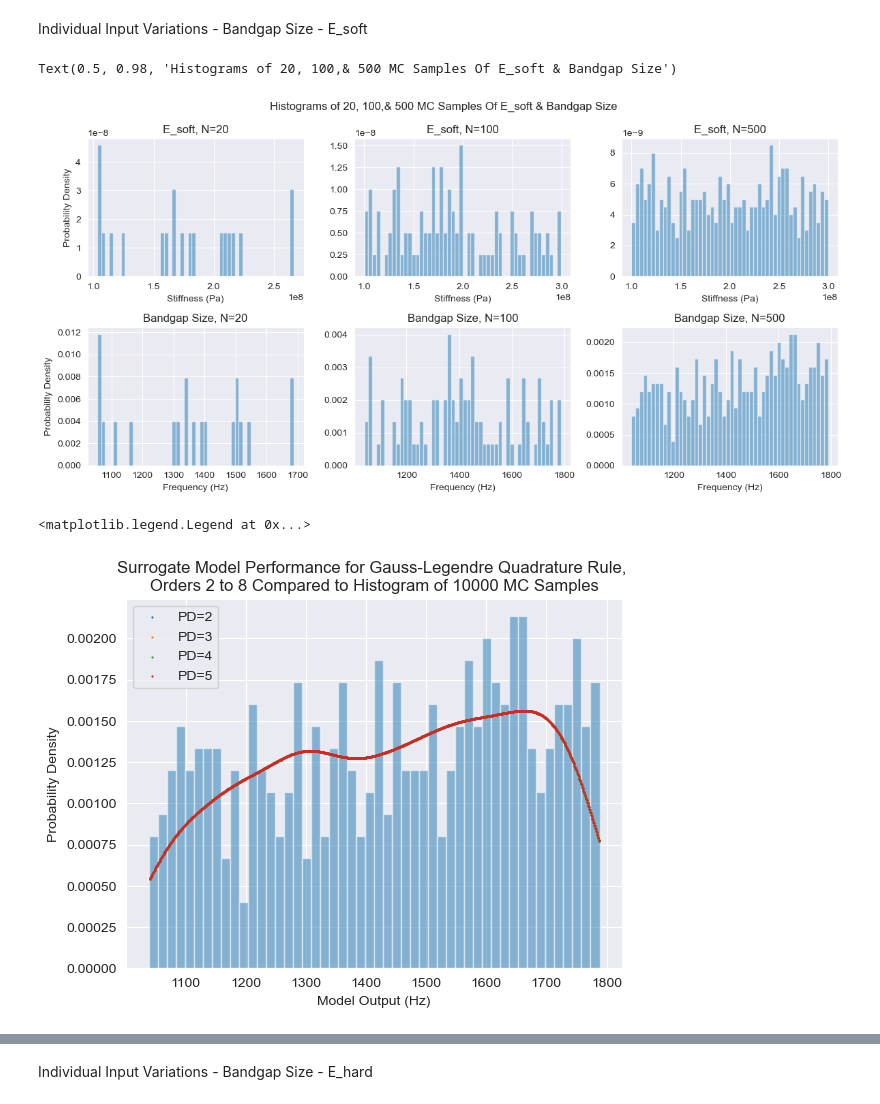
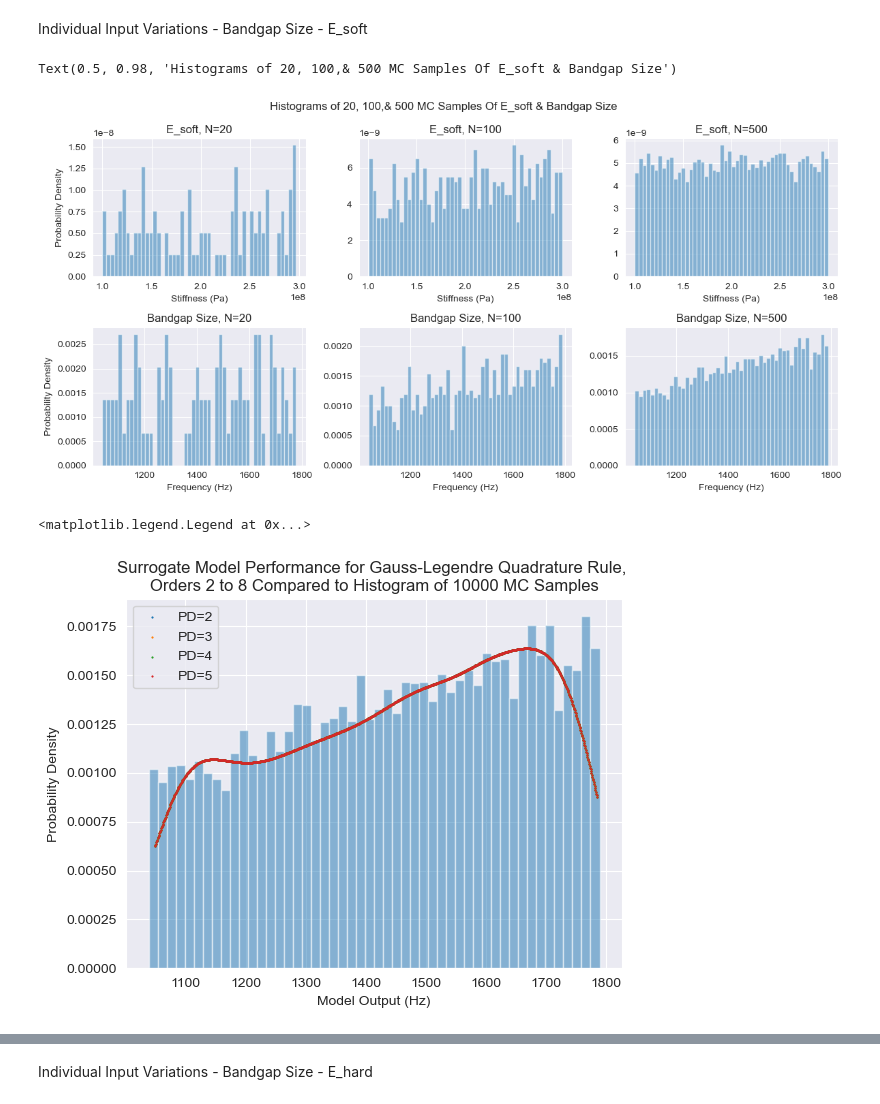
Before and after one commit to trutheresy/UQ-2D-Metamaterials, a Jupyter notebook: chaospy_md_quadrature.ipynb, the cells around one changed output, grey strips where cells are left out. Saved outputs shown, nothing was run; the diff lists cells and outputs as text; code cells hidden in the pictures.

```diff
--- a/chaospy_md_quadrature.ipynb
+++ b/chaospy_md_quadrature.ipynb
@@ -1002,6 +980,7 @@ E_soft_1d_mc_sample_sets = {}
 bg_size_1d_E_soft_mc_sample_sets = {}
 bg_top_1d_E_soft_mc_sample_sets = {}
 bg_bottom_1d_E_soft_mc_sample_sets = {}
+bg_center_1d_E_soft_mc_sample_sets = {}
 
 for N in N_1d_mc_E_soft:
     folder_name = 'mc_E_soft'
@@ -1015,44 +994,45 @@ for N in N_1d_mc_E_soft:
     bg_size_1d_E_soft_mc_sample_sets[N] = bg_size_1d_E_soft_file['bg_size'][:]
     bg_top_1d_E_soft_mc_sample_sets[N] = bg_top_1d_E_soft_file['bg_top'][:]
     bg_bottom_1d_E_soft_mc_sample_sets[N] = bg_bottom_1d_E_soft_file['bg_bottom'][:]
+    bg_center_1d_E_soft_mc_sample_sets[N] = (bg_top_1d_E_soft_mc_sample_sets[N] + bg_bottom_1d_E_soft_mc_sample_sets[N])/2
 # %%
 fig, axs = plt.subplots(nrows=2, ncols=3, sharey=False, tight_layout=True, figsize=(12,6))
-axs[0,0].hist(sample_1d_mc_E_soft_sets[20].T, bins=50, density=True, alpha=0.5)
-axs[0,1].hist(sample_1d_mc_E_soft_sets[100].T, bins=50, density=True, alpha=0.5)
-axs[0,2].hist(sample_1d_mc_E_soft_sets[500].T, bins=50, density=True, alpha=0.5)
-axs[1,0].hist(bg_size_1d_E_soft_mc_sample_sets[20], bins=50, density=True, alpha=0.5)
-axs[1,1].hist(bg_size_1d_E_soft_mc_sample_sets[100], bins=50, density=True, alpha=0.5)
-axs[1,2].hist(bg_size_1d_E_soft_mc_sample_sets[500], bins=50, density=True, alpha=0.5)
+axs[0,0].hist(sample_1d_mc_E_soft_sets[100].T, bins=50, density=True, alpha=0.5)
+axs[0,1].hist(sample_1d_mc_E_soft_sets[1000].T, bins=50, density=True, alpha=0.5)
+axs[0,2].hist(sample_1d_mc_E_soft_sets[10000].T, bins=50, density=True, alpha=0.5)
+axs[1,0].hist(bg_size_1d_E_soft_mc_sample_sets[100], bins=50, density=True, alpha=0.5)
+axs[1,1].hist(bg_size_1d_E_soft_mc_sample_sets[1000], bins=50, density=True, alpha=0.5)
+axs[1,2].hist(bg_size_1d_E_soft_mc_sample_sets[10000], bins=50, density=True, alpha=0.5)
 
 axs[0,0].set_xlabel("Stiffness (Pa)")
 axs[0,0].set_ylabel("Probability Density")
 axs[0,0].set_title('E_soft, N=20')
 
 axs[0,1].set_xlabel("Stiffness (Pa)")
 #axs[0,1].set_ylabel("Probability Density")
 axs[0,1].set_title('E_soft, N=100')
 
 axs[0,2].set_xlabel("Stiffness (Pa)")
 #axs[0,2].set_ylabel("Probability Density")
 axs[0,2].set_title('E_soft, N=500')
 
 axs[1,0].set_xlabel("Frequency (Hz)")
 axs[1,0].set_ylabel("Probability Density")
 axs[1,0].set_title('Bandgap Size, N=20')
 
 axs[1,1].set_xlabel("Frequency (Hz)")
 #axs[1,1].set_ylabel("Probability Density")
 axs[1,1].set_title('Bandgap Size, N=100')
 
 axs[1,2].set_xlabel("Frequency (Hz)")
 #axs[1,2].set_ylabel("Probability Density")
 axs[1,2].set_title('Bandgap Size, N=500')
 
 title_str = 'Histograms of 20, 100,& 500 MC Samples Of E_soft & Bandgap Size'
 fig.suptitle(title_str)
 # %% [output]
 Text(0.5, 0.98, 'Histograms of 20, 100,& 500 MC Samples Of E_soft & Bandgap Size')
-[figure, old version]
+[figure, new version]
 # %%
 quadrature_1d_surrogates_E_soft = {}
 quadrature_1d_nodes_E_soft = {}
@@ -1113,7 +1119,7 @@ for degree in degrees:
 # %%
-### PLOT SURROGATE PDF CONVERGENCE ###
+### PLOT SURROGATE PDF CONVERGENCE BANDGAP SIZE ###
 plt.figure()
-plt.hist(bg_size_1d_E_soft_mc_sample_sets[500], bins=50, density=True, alpha=0.5)
+plt.hist(bg_size_1d_E_soft_mc_sample_sets[10000], bins=50, density=True, alpha=0.5)
 for d in degrees:
     plot_label = 'PD='+str(d)
     plt.scatter(np.linspace(np.min(E_soft_surrogate_outputs_bgs[d]), np.max(E_soft_surrogate_outputs_bgs[d]), 1000), E_soft_surrogate_pdf_bgs[d], label=plot_label, s=1, linewidths=0.5)
@@ -1124,4 +1130,4 @@ plt.title(title_str)
 plt.legend(loc='best')
 # %% [output]
 <matplotlib.legend.Legend at 0x...>
-[figure, old version]
+[figure, new version]
```
Also changed, not shown: parts of 22 cells of this notebook, 14 other files.
